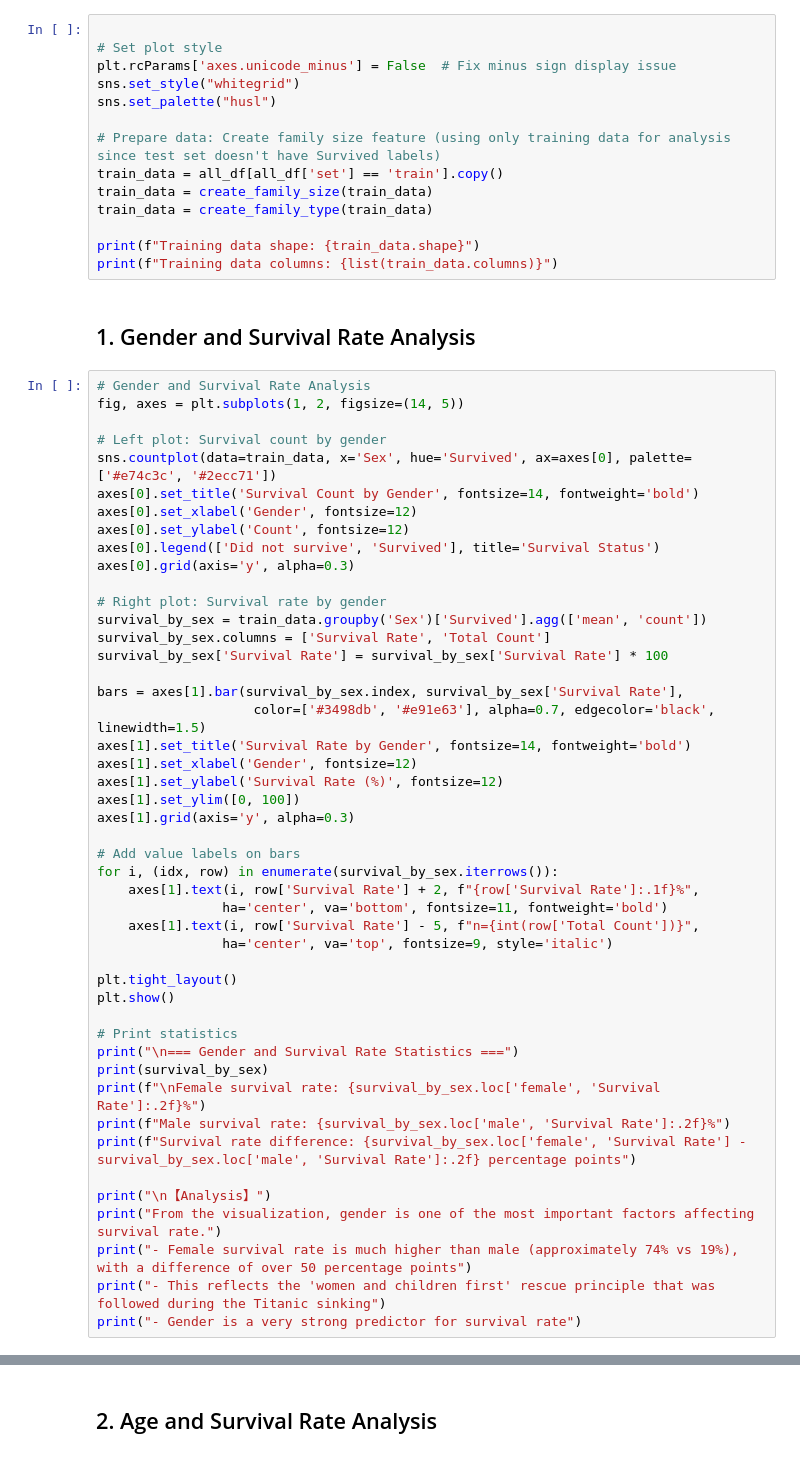
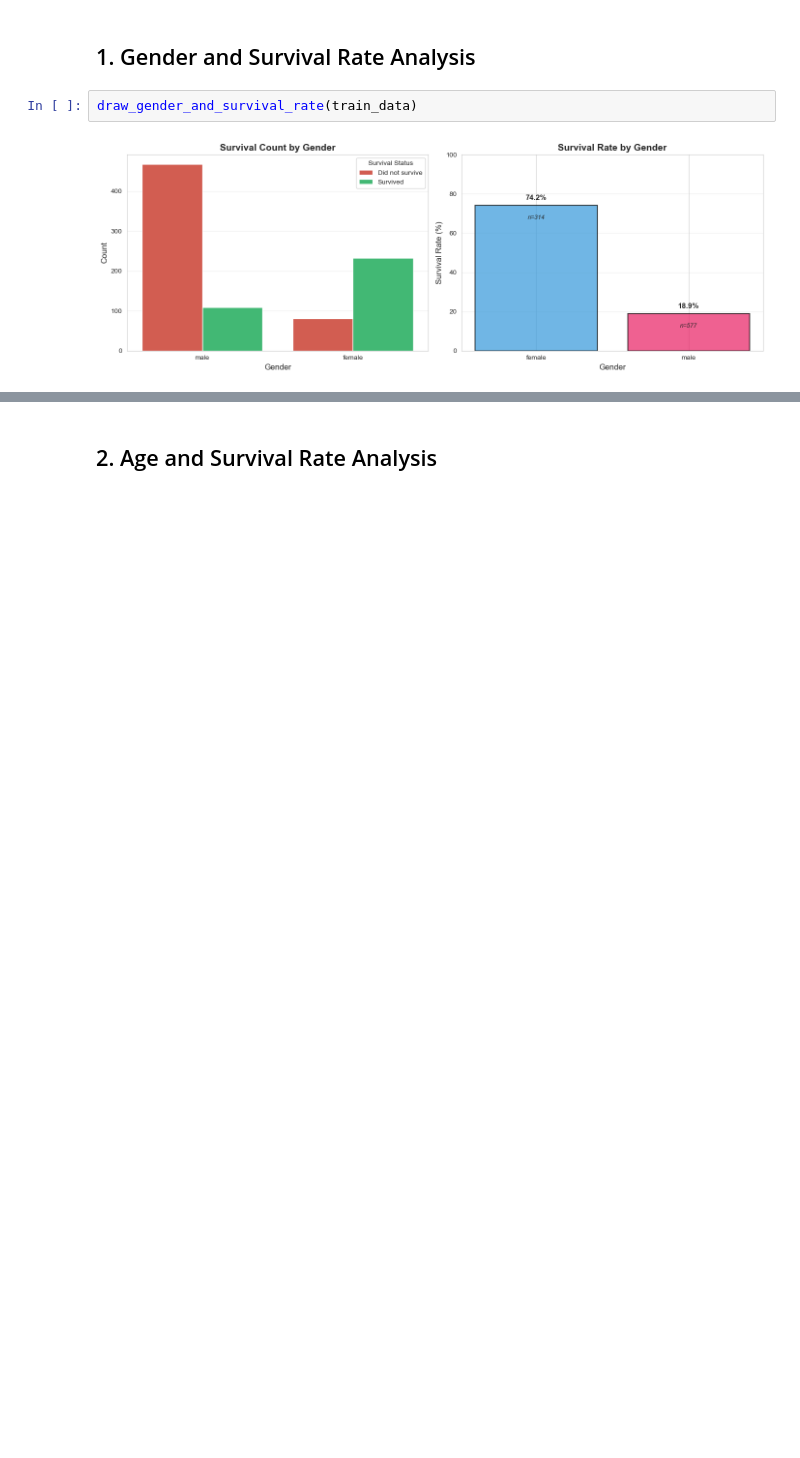
Before and after one commit to Bruno-He/ps1_ex4_nb_to_repo, a Jupyter notebook: report.ipynb, the cells around one changed output, grey strips where cells are left out. Drawn from its saved outputs; the diff is of its cells as text; blank space fills up the shorter version.

```diff
--- a/report.ipynb
+++ b/report.ipynb
@@ -26,63 +6,6 @@ This report presents a comprehensive visualization analysis of the Titanic datas
-# %%
-
-# Set plot style
-plt.rcParams['axes.unicode_minus'] = False  # Fix minus sign display issue
-sns.set_style("whitegrid")
-sns.set_palette("husl")
-
-# Prepare data: Create family size feature (using only training data for analysis since test set doesn't have Survived labels)
-train_data = all_df[all_df['set'] == 'train'].copy()
-train_data = create_family_size(train_data)
-train_data = create_family_type(train_data)
-
-print(f"Training data shape: {train_data.shape}")
-print(f"Training data columns: {list(train_data.columns)}")
 # %% [markdown]
 ## 1. Gender and Survival Rate Analysis
 # %%
-# Gender and Survival Rate Analysis
-fig, axes = plt.subplots(1, 2, figsize=(14, 5))
-
-# Left plot: Survival count by gender
-sns.countplot(data=train_data, x='Sex', hue='Survived', ax=axes[0], palette=['#e74c3c', '#2ecc71'])
-axes[0].set_title('Survival Count by Gender', fontsize=14, fontweight='bold')
-axes[0].set_xlabel('Gender', fontsize=12)
-axes[0].set_ylabel('Count', fontsize=12)
-axes[0].legend(['Did not survive', 'Survived'], title='Survival Status')
-axes[0].grid(axis='y', alpha=0.3)
-
-# Right plot: Survival rate by gender
-survival_by_sex = train_data.groupby('Sex')['Survived'].agg(['mean', 'count'])
-survival_by_sex.columns = ['Survival Rate', 'Total Count']
-survival_by_sex['Survival Rate'] = survival_by_sex['Survival Rate'] * 100
-
-bars = axes[1].bar(survival_by_sex.index, survival_by_sex['Survival Rate'],
-                    color=['#3498db', '#e91e63'], alpha=0.7, edgecolor='black', linewidth=1.5)
-axes[1].set_title('Survival Rate by Gender', fontsize=14, fontweight='bold')
-axes[1].set_xlabel('Gender', fontsize=12)
-axes[1].set_ylabel('Survival Rate (%)', fontsize=12)
-axes[1].set_ylim([0, 100])
-axes[1].grid(axis='y', alpha=0.3)
-
-# Add value labels on bars
-for i, (idx, row) in enumerate(survival_by_sex.iterrows()):
-    axes[1].text(i, row['Survival Rate'] + 2, f"{row['Survival Rate']:.1f}%",
-                ha='center', va='bottom', fontsize=11, fontweight='bold')
-    axes[1].text(i, row['Survival Rate'] - 5, f"n={int(row['Total Count'])}",
-                ha='center', va='top', fontsize=9, style='italic')
-
-plt.tight_layout()
-plt.show()
-
-# Print statistics
-print("\n=== Gender and Survival Rate Statistics ===")
-print(survival_by_sex)
-print(f"\nFemale survival rate: {survival_by_sex.loc['female', 'Survival Rate']:.2f}%")
-print(f"Male survival rate: {survival_by_sex.loc['male', 'Survival Rate']:.2f}%")
-print(f"Survival rate difference: {survival_by_sex.loc['female', 'Survival Rate'] - survival_by_sex.loc['male', 'Survival Rate']:.2f} percentage points")
-
-print("\n【Analysis】")
-print("From the visualization, gender is one of the most important factors affecting survival rate.")
-print("- Female survival rate is much higher than male (approximately 74% vs 19%), with a difference of over 50 percentage points")
-print("- This reflects the 'women and children first' rescue principle that was followed during the Titanic sinking")
-print("- Gender is a very strong predictor for survival rate")
+draw_gender_and_survival_rate(train_data)
+# %% [output]
+[figure, added]
```
Also changed, not shown: parts of 17 cells of this notebook, 2 other files.
